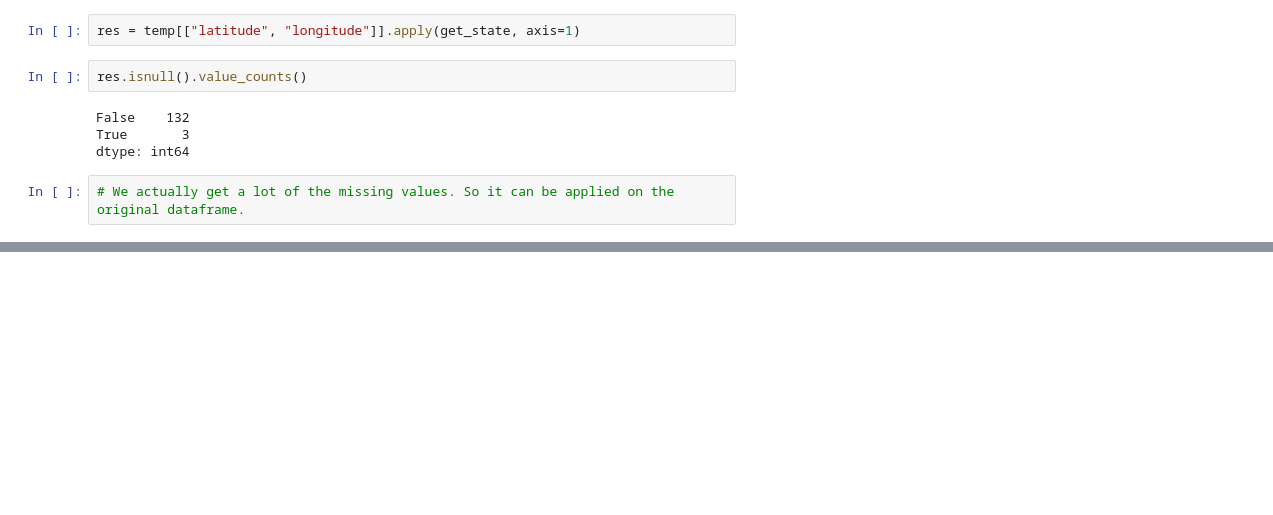
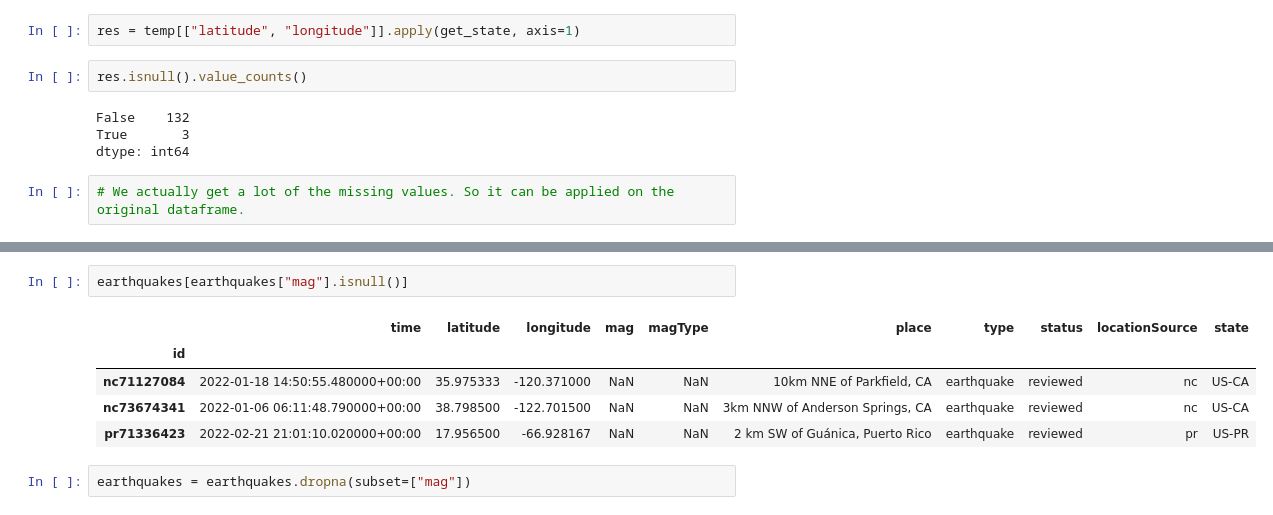
Before and after one commit to sabin-thapa/quake-viz, a Jupyter notebook: playground.ipynb, the cells around one changed output, grey strips where cells are left out. Cells and saved outputs as stored; diff of their text form; blank space fills up the shorter version.

```diff
--- a/playground.ipynb
+++ b/playground.ipynb
@@ -315,0 +406,10 @@ dtype: int64
+# %%
+earthquakes[earthquakes["mag"].isnull()]
+# %% [output]
+|  | time | latitude | longitude | mag | magType | place | type | status | locationSource | state |
+| id |  |  |  |  |  |  |  |  |  |  |
+| nc71127084 | 2022-01-18 14:50:55.480000+00:00 | 35.975333 | -120.371000 | NaN | NaN | 10km NNE of Parkfield, CA | earthquake | reviewed | nc | US-CA |
+| nc73674341 | 2022-01-06 06:11:48.790000+00:00 | 38.798500 | -122.701500 | NaN | NaN | 3km NNW of Anderson Springs, CA | earthquake | reviewed | nc | US-CA |
+| pr71336423 | 2022-02-21 21:01:10.020000+00:00 | 17.956500 | -66.928167 | NaN | NaN | 2 km SW of Guánica, Puerto Rico | earthquake | reviewed | pr | US-PR |
+# %%
+earthquakes = earthquakes.dropna(subset=["mag"])
```
Also changed, not shown: parts of 21 cells of this notebook.
